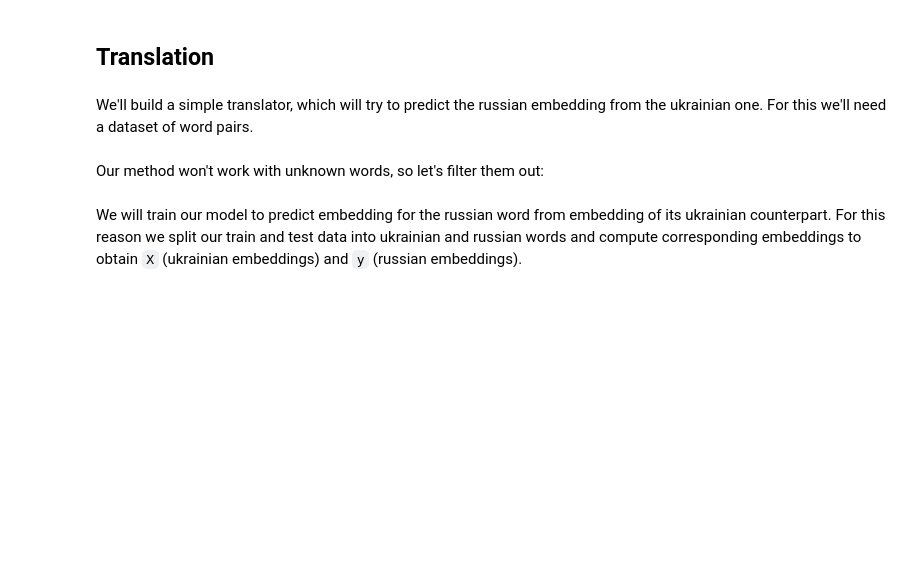
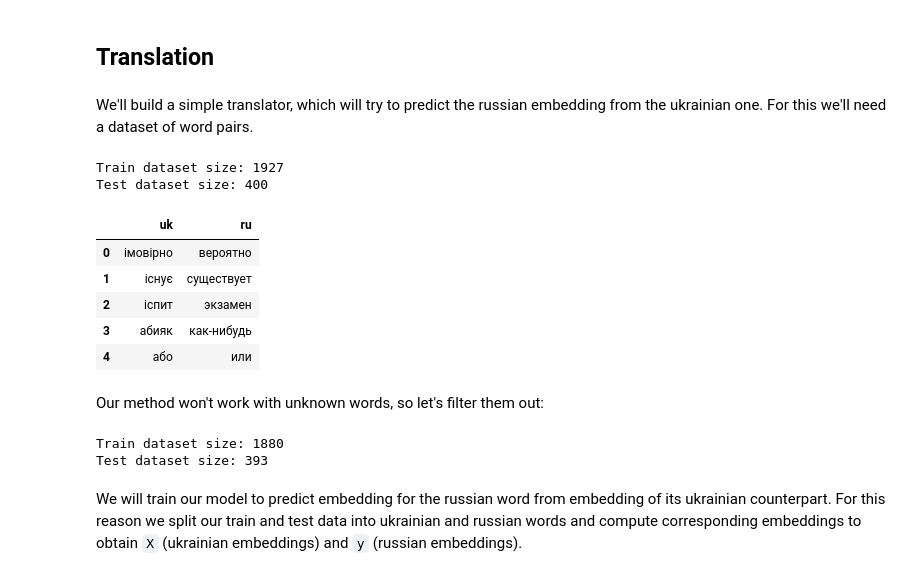
Before and after one commit to girafe-ai/ml-course, a Jupyter notebook: homeworks_advanced/Lab1_NLP/Lab1_NLP_part1_Embedding_based_MT.ipynb, the cells around one changed output. Drawn from its saved outputs; the diff is of its cells as text; code cells hidden in the pictures; blank space fills up the shorter version.

```diff
--- a/homeworks_advanced/Lab1_NLP/Lab1_NLP_part1_Embedding_based_MT.ipynb
+++ b/homeworks_advanced/Lab1_NLP/Lab1_NLP_part1_Embedding_based_MT.ipynb
@@ -93,18 +152,27 @@ We'll build a simple translator, which will try to predict the russian embedding
 # %%
 import pandas as pd
 
 
-train_data_url = "https://raw.githubusercontent.com/girafe-ai/ml-mipt/master/homeworks_advanced/Lab1_NLP/uk_ru.train.tsv"
+train_data_url = "https://raw.githubusercontent.com/girafe-ai/ml-mipt/22s_advanced/homeworks_advanced/Lab1_NLP/uk_ru.train.tsv"
 train_data = pd.read_csv(train_data_url, sep="\t", header=None)
 train_data.columns = ["uk", "ru"]
 print(f"Train dataset size: {len(train_data)}")
 
-test_data_url = "https://raw.githubusercontent.com/girafe-ai/ml-mipt/master/homeworks_advanced/Lab1_NLP/uk_ru.test.tsv"
+test_data_url = "https://raw.githubusercontent.com/girafe-ai/ml-mipt/22s_advanced/homeworks_advanced/Lab1_NLP/uk_ru.test.tsv"
 test_data = pd.read_csv(test_data_url, sep="\t", header=None)
 test_data.columns = ["uk", "ru"]
 print(f"Test dataset size: {len(test_data)}")
 
 train_data.head()
+# %% [output]
+Train dataset size: 1927
+Test dataset size: 400
+|  | uk | ru |
+| 0 | iмовірно | вероятно |
+| 1 | iснує | существует |
+| 2 | iспит | экзамен |
+| 3 | абияк | как-нибудь |
+| 4 | або | или |
 # %% [markdown]
 Our method won't work with unknown words, so let's filter them out:
 # %%
@@ -127,6 +195,9 @@ for _, row in test_data.iterrows():
 
 test_data = pd.DataFrame(rows)
 print(f"Test dataset size: {len(test_data)}")
+# %% [output]
+Train dataset size: 1880
+Test dataset size: 393
 # %% [markdown]
 We will train our model to predict embedding for the russian word from embedding of its ukrainian counterpart. For this reason we split our train and test data into ukrainian and russian words and compute corresponding embeddings to obtain `X` (ukrainian embeddings) and `y` (russian embeddings).
 # %%
```
Also changed, not shown: parts of 19 cells of this notebook.
